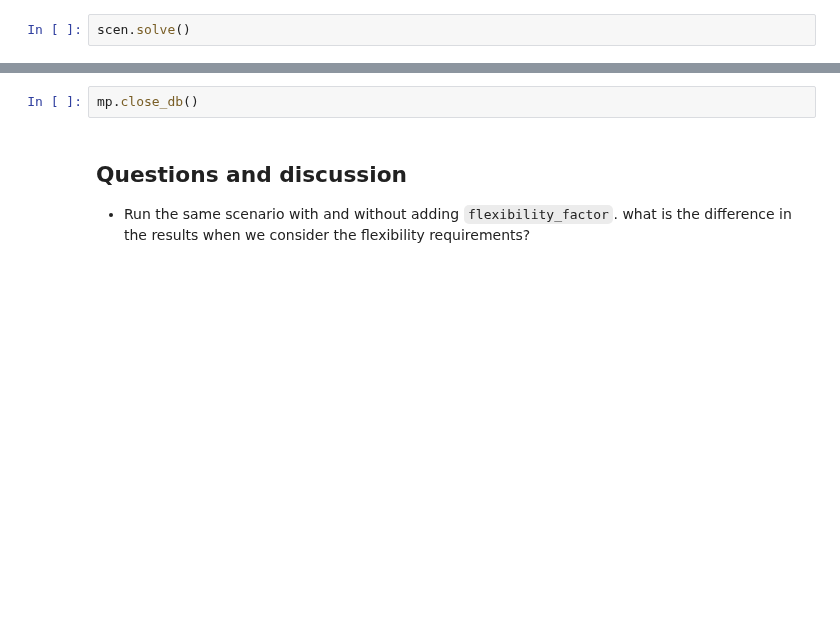
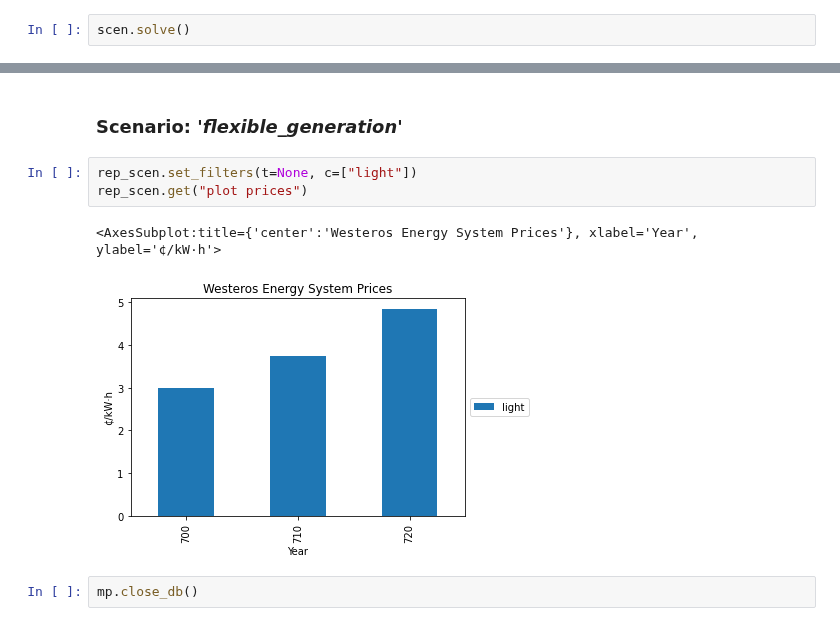
Before and after one commit to iiasa/message_ix, a Jupyter notebook: tutorial/westeros/westeros_flexible_generation.ipynb, the cells around one changed output, grey strips where cells are left out. Saved outputs shown, nothing was run; the diff lists cells and outputs as text; blank space fills up the shorter version.

```diff
--- a/tutorial/westeros/westeros_flexible_generation.ipynb
+++ b/tutorial/westeros/westeros_flexible_generation.ipynb
@@ -151,5 +203,10 @@ rep.get("plot prices")
+# %% [markdown]
+### Scenario: '*flexible_generation*'
+# %%
+rep_scen.set_filters(t=None, c=["light"])
+rep_scen.get("plot prices")
+# %% [output]
+<AxesSubplot:title={'center':'Westeros Energy System Prices'}, xlabel='Year', ylabel='¢/kW·h'>
+[figure, added]
 # %%
 mp.close_db()
-# %% [markdown]
-## Questions and discussion
-- Run the same scenario with and without adding `flexibility_factor`. what is the difference in the results when we consider the flexibility requirements?
```
Also changed, not shown: parts of 40 cells of this notebook, 2 other files.
